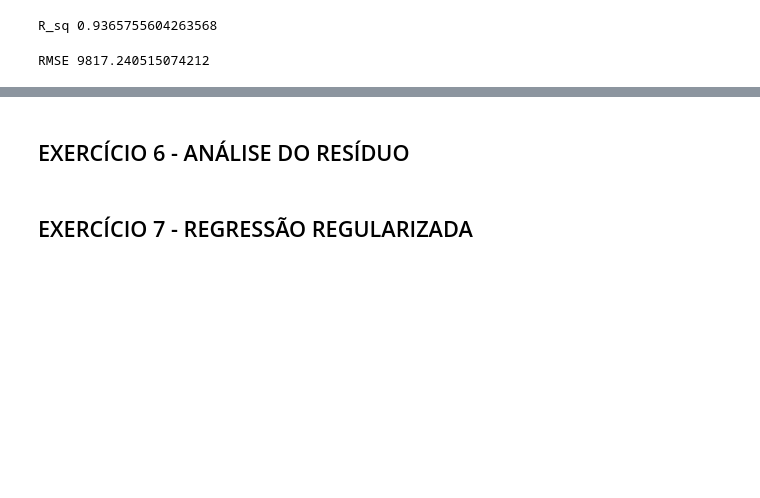
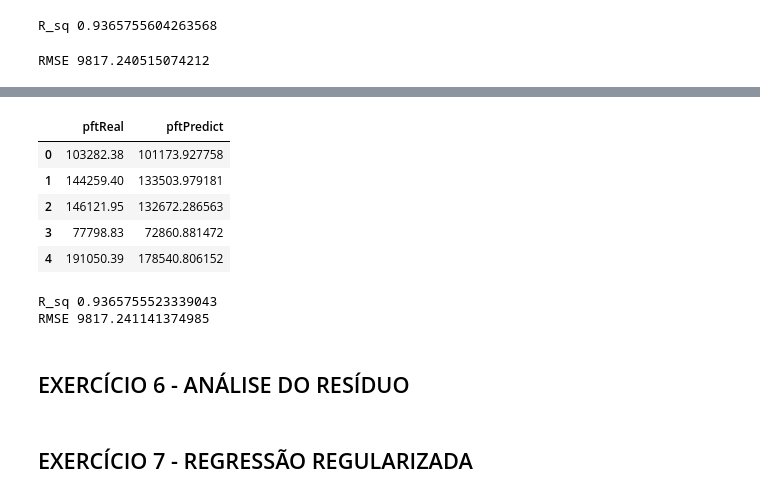
Before and after one commit to abakashi/dinamica_dex04_day05, a Jupyter notebook: Estatistica_avancada_ex.ipynb, the cells around one changed output, grey strips where cells are left out. Cells and saved outputs as stored; diff of their text form; code cells hidden in the pictures; blank space fills up the shorter version.

```diff
--- a/Estatistica_avancada_ex.ipynb
+++ b/Estatistica_avancada_ex.ipynb
@@ -596,3 +591,10 @@ print('RMSE',
       np.sqrt(metrics.mean_squared_error(predY['pftReal'], predY['pftPredict'])))
 # %% [output]
 RMSE 9817.240515074212
+# %%
+#Qualidade de ajuste gradiente descendente.
+
+
+beta = np.zeros(xTreinoRed.shape[1]) #criando a matriz linha de betas no tamanho correto
+
+beta, hPerda = grad_des(xTreinoRed, yTreino, beta, alpha, itera) #Executando o modelo.
@@ -599,3 +611,30 @@ RMSE 9817.240515074212
+# %%
+#Criar matriz com previsões.
+
+predGradY = pd.concat([yTeste, xTeste.drop('adm', axis=1).dot(beta)], axis = 1)
+#monta a matriz com os dados de teste dropando a coluna adm.
+
+predGradY.columns = ['pftReal', 'pftPredict']
+#Mudando o título das colunas.
+
+predGradY
+# %% [output]
+|  | pftReal | pftPredict |
+| 0 | 103282.38 | 101173.927758 |
+| 1 | 144259.40 | 133503.979181 |
+| 2 | 146121.95 | 132672.286563 |
+| 3 | 77798.83 | 72860.881472 |
+| 4 | 191050.39 | 178540.806152 |
+# %%
+#Calculando o R Square Gradiente Descendente
+print('R_sq', metrics.r2_score(predGradY['pftReal'], predGradY['pftPredict']))
+
+#Calculando o Root Mean Squared Error Gradiente Descendente
+print('RMSE',
+      np.sqrt(metrics.mean_squared_error(predGradY['pftReal'], predGradY['pftPredict'])))
+# %% [output]
+R_sq 0.9365755523339043
+RMSE 9817.241141374985
 # %% [markdown]
 ## EXERCÍCIO 6 - ANÁLISE DO RESÍDUO
 # %% [markdown]
```
Also changed, not shown: parts of 12 cells of this notebook.
